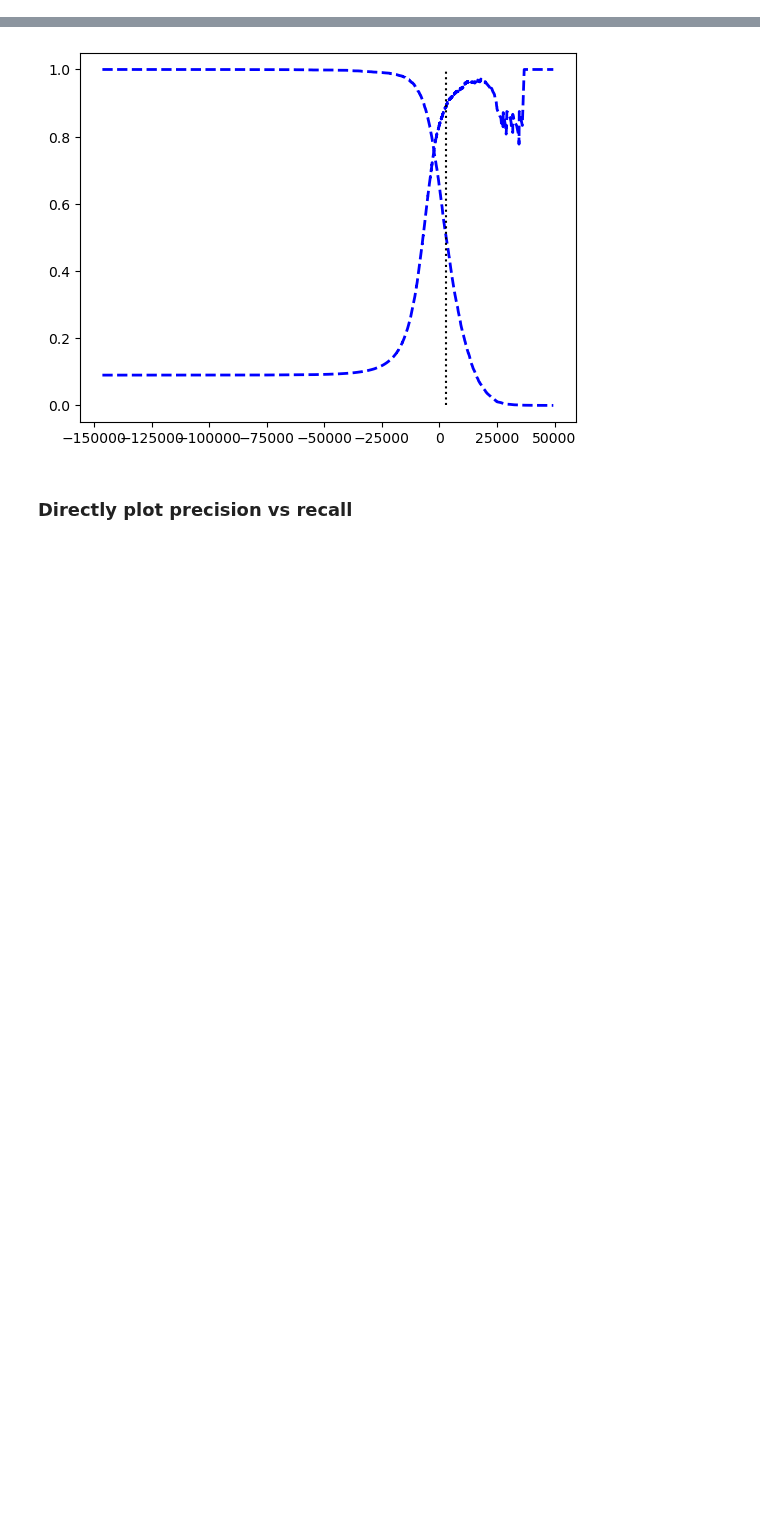
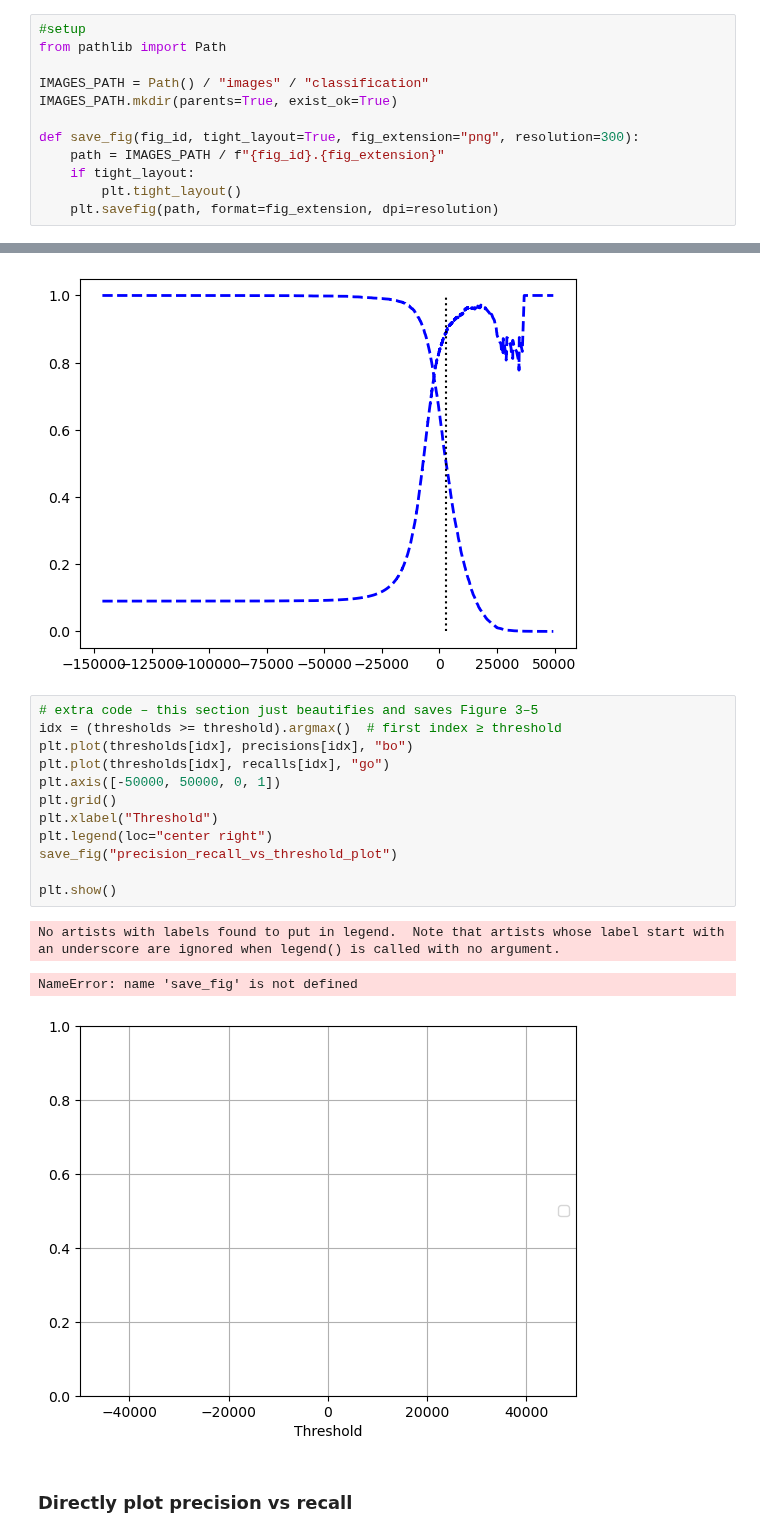
Before and after one commit to schr0841/coding_challenges, a Jupyter notebook: HOMLch3.ipynb, the cells around one changed output, grey strips where cells are left out. Cells and saved outputs as stored; diff of their text form; blank space fills up the shorter version.

```diff
--- a/HOMLch3.ipynb
+++ b/HOMLch3.ipynb
@@ -1,5 +1,17 @@
 # %% [markdown]
 # Classification
+# %%
+#setup
+from pathlib import Path
+
+IMAGES_PATH = Path() / "images" / "classification"
+IMAGES_PATH.mkdir(parents=True, exist_ok=True)
+
+def save_fig(fig_id, tight_layout=True, fig_extension="png", resolution=300):
+    path = IMAGES_PATH / f"{fig_id}.{fig_extension}"
+    if tight_layout:
+        plt.tight_layout()
+    plt.savefig(path, format=fig_extension, dpi=resolution)
 # %% [markdown]
 ## MNIST dataset
 # %%
@@ -143,6 +155,22 @@ plt.vlines(threshold, 0, 1.0, "k", "dotted", label="threshold")
 plt.show()
 # %% [output]
 [figure]
+# %%
+# extra code – this section just beautifies and saves Figure 3–5
+idx = (thresholds >= threshold).argmax()  # first index ≥ threshold
+plt.plot(thresholds[idx], precisions[idx], "bo")
+plt.plot(thresholds[idx], recalls[idx], "go")
+plt.axis([-50000, 50000, 0, 1])
+plt.grid()
+plt.xlabel("Threshold")
+plt.legend(loc="center right")
+save_fig("precision_recall_vs_threshold_plot")
+
+plt.show()
+# %% [output]
+No artists with labels found to put in legend.  Note that artists whose label start with an underscore are ignored when legend() is called with no argument.
+NameError: name 'save_fig' is not defined
+[figure, added]
 # %% [markdown]
 ### Directly plot precision vs recall
 # %%
```
Also changed, not shown: parts of 2 cells of this notebook.
